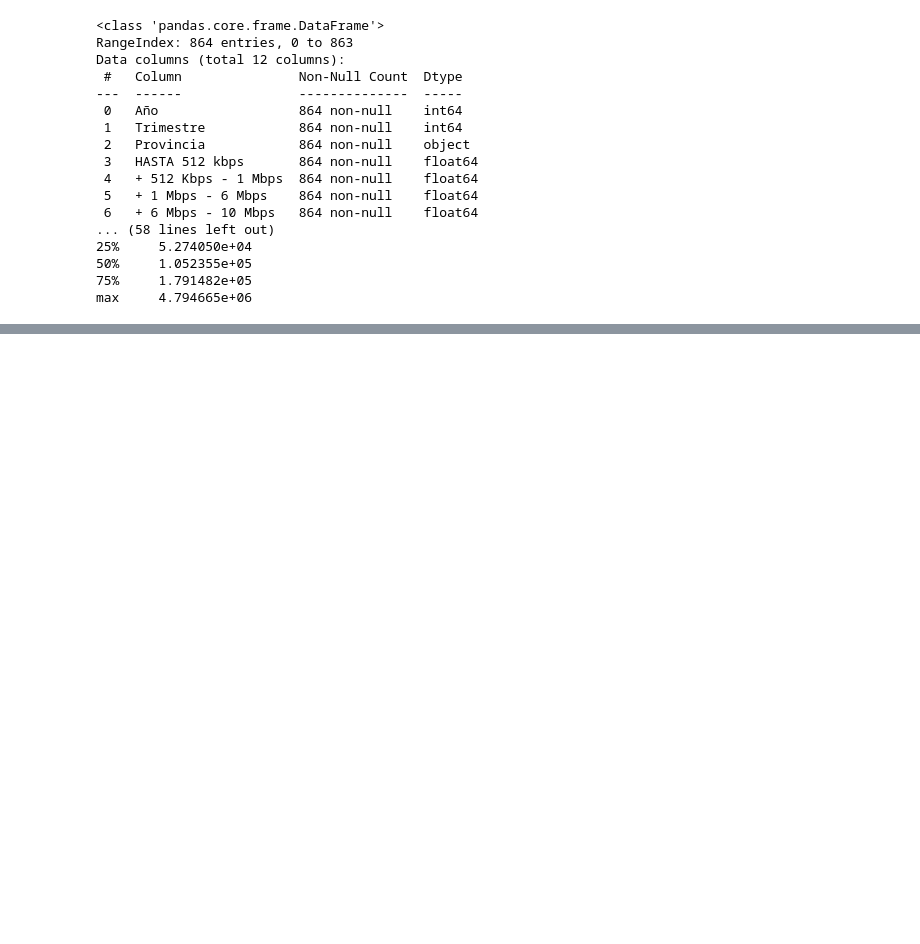
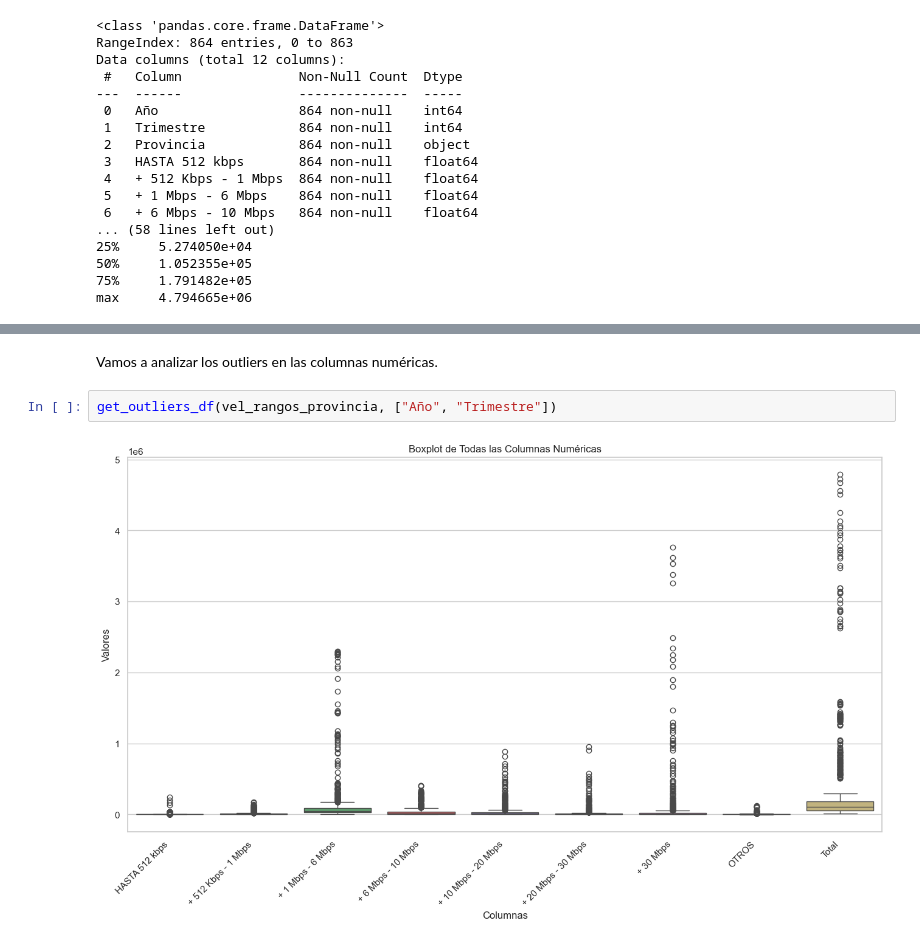
Before and after one commit to dsdrajlin/PI-DA-Telecomunicaciones, a Jupyter notebook: EDA.ipynb, the cells around one changed output, grey strips where cells are left out. Saved outputs shown, nothing was run; the diff lists cells and outputs as text; blank space fills up the shorter version.

```diff
--- a/EDA.ipynb
+++ b/EDA.ipynb
@@ -978,0 +986,6 @@ max     4.794665e+06
+# %% [markdown]
+Vamos a analizar los outliers en las columnas numéricas.
+# %%
+get_outliers_df(vel_rangos_provincia, ["Año", "Trimestre"])
+# %% [output]
+[figure, added]
```
Also changed, not shown: parts of 40 cells of this notebook, 6 other files.
